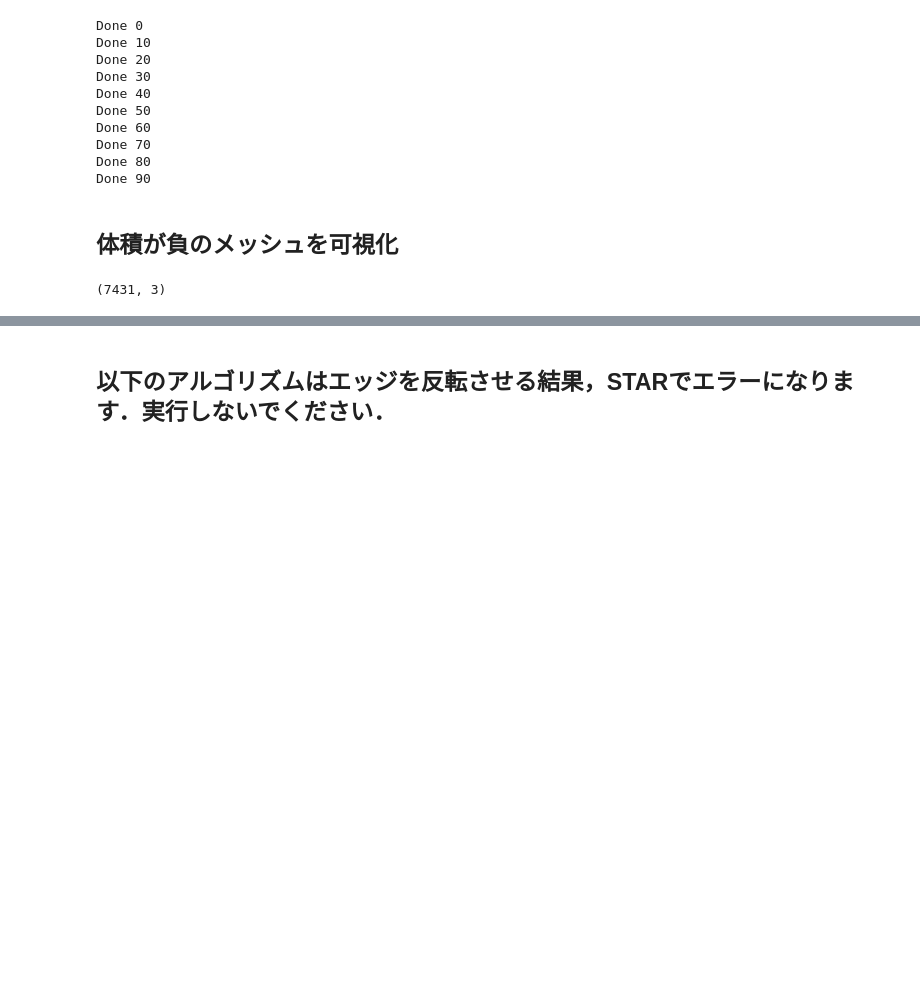
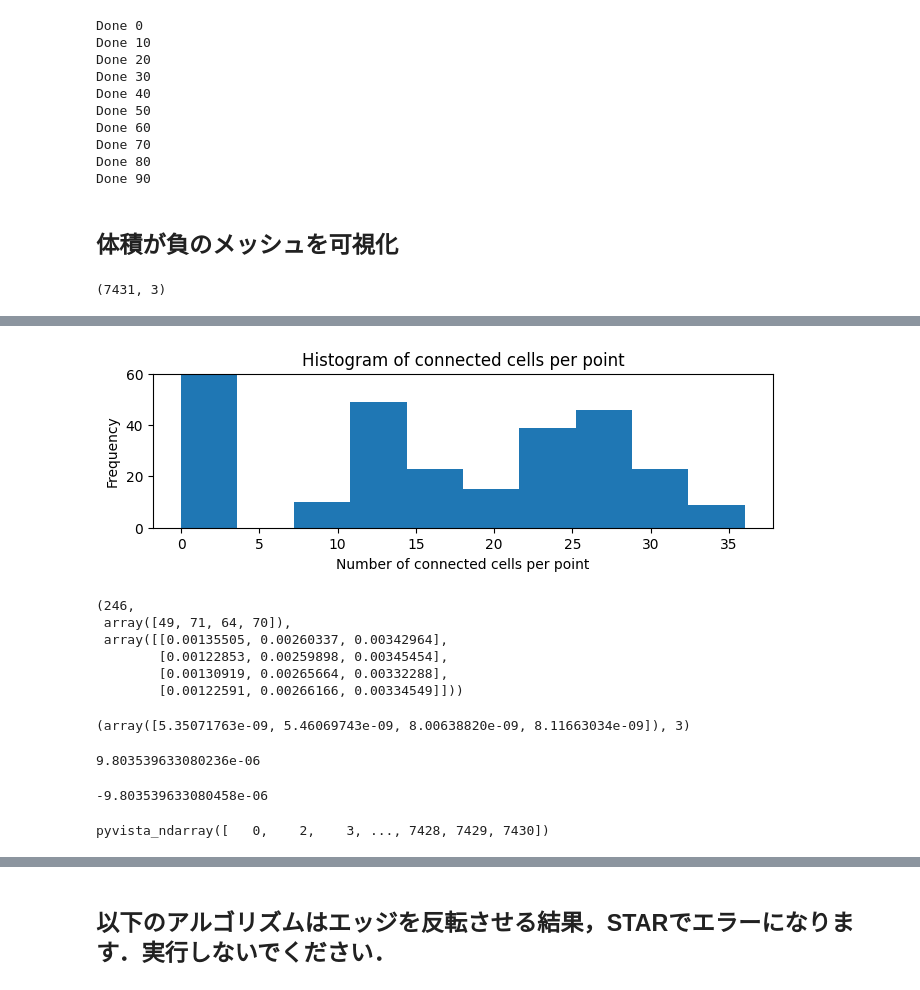
Before and after one commit to gyakusu/Mophing, a Jupyter notebook: python/MakeRandomGeomety.ipynb, the cells around one changed output, grey strips where cells are left out. Cells and saved outputs as stored; diff of their text form; code cells hidden in the pictures; blank space fills up the shorter version.

```diff
--- a/python/MakeRandomGeomety.ipynb
+++ b/python/MakeRandomGeomety.ipynb
@@ -241,0 +302,3 @@ minus_volume0.sum()
+# %%
+num_1 = np.arange(len(connected_cell_counts))[connected_cell_counts==1]
+num_1
@@ -241,0 +326,75 @@ minus_volume0.sum()
+# %%
+import matplotlib.pyplot as plt
+
+# 各点の接続情報を持つ配列を作成する
+point_connections1 = [[] for _ in range(len(full_points))]
+for i, cell in enumerate(cells0):
+    for j in cell:
+        if j in num_1:
+            point_connections1[j].append(i)
+
+# 各点から繋がっているセルの数を数える
+connected_cell_counts1 = np.array([len(connections) for connections in point_connections1])
+
+# ヒストグラムを作成する
+plt.figure(figsize=(8, 2))
+plt.hist(connected_cell_counts1) #, bins=range(max(connected_cell_counts)+2))
+plt.xlabel('Number of connected cells per point')
+plt.ylabel('Frequency')
+plt.title('Histogram of connected cells per point')
+plt.ylim(0, 60)
+plt.show()
+# %% [output]
+[figure, added]
+# %%
+example_tetra = minus_volume_tetra[0]
+example_index = cells0[example_tetra]
+example_point = full_points[example_index]
+
+example_tetra, example_index, example_point
+# %% [output]
+(246,
+ array([49, 71, 64, 70]),
+ array([[0.00135505, 0.00260337, 0.00342964],
+        [0.00122853, 0.00259898, 0.00345454],
+        [0.00130919, 0.00265664, 0.00332288],
+        [0.00122591, 0.00266166, 0.00334549]]))
+# %%
+example_area = np.zeros(4)
+
+for i in range(4):
+    j = (i + 1) % 4
+    k = (i + 2) % 4
+    l = (i + 3) % 4
+
+    vector0 = example_point[l] - example_point[j]
+    vector1 = example_point[k] - example_point[j]
+    example_area[i] = np.linalg.norm(np.cross(vector0, vector1)) / 2
+
+max_area = example_area.argmax()
+
+example_area, max_area
+# %% [output]
+(array([5.35071763e-09, 5.46069743e-09, 8.00638820e-09, 8.11663034e-09]), 3)
+# %%
+j = (max_area + 1) % 4
+k = (max_area + 2) % 4
+l = (max_area + 3) % 4
+
+example_normal = np.cross(example_point[l] - example_point[j], example_point[k] - example_point[j])
+example_normal = example_normal / np.linalg.norm(example_normal)
+
+example_distance = np.dot(example_point[max_area] - example_point[j], example_normal)
+example_distance
+# %% [output]
+9.803539633080236e-06
+# %%
+example_new_point = example_point[max_area] - 2 * example_normal * example_distance
+np.dot(example_new_point - example_point[j], example_normal)
+# %% [output]
+-9.803539633080458e-06
+# %%
+surface_index = full_mesh.surface_indices()
+surface_index
+# %% [output]
+pyvista_ndarray([   0,    2,    3, ..., 7428, 7429, 7430])
```
Also changed, not shown: parts of 19 cells of this notebook, 5 other files.
